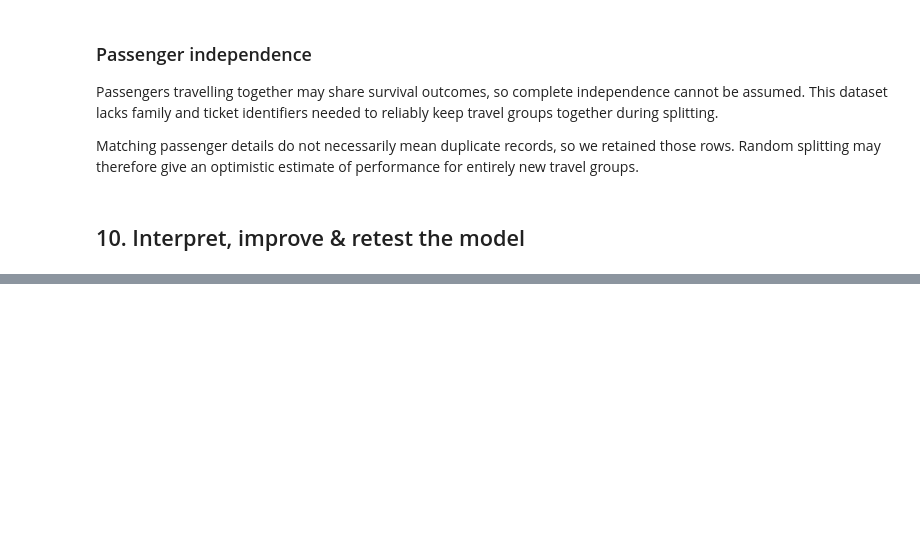
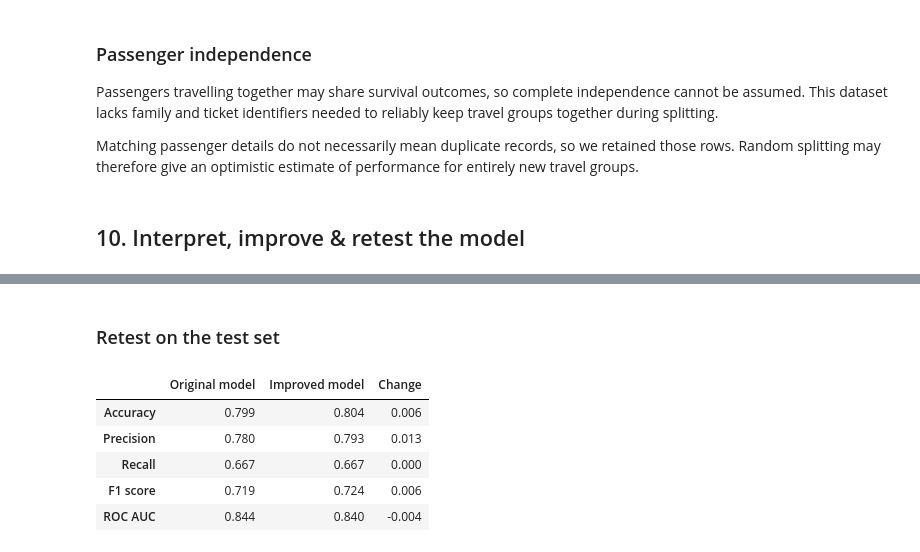
Before and after one commit to TuhinShaikh/Logistic-Regression, a Jupyter notebook: titanic_logistic_regression.ipynb, the cells around one changed output, grey strips where cells are left out. Cells and saved outputs as stored; diff of their text form; code cells hidden in the pictures; blank space fills up the shorter version.

```diff
--- a/titanic_logistic_regression.ipynb
+++ b/titanic_logistic_regression.ipynb
@@ -791,0 +858,28 @@ estimate of performance for entirely new travel groups.
+# %% [markdown]
+### Retest on the test set
+# %%
+def get_scores(m, X_te, y_te):
+    pred = m.predict(X_te)
+    prob = m.predict_proba(X_te)[:, 1]
+    return {
+        "Accuracy": accuracy_score(y_te, pred),
+        "Precision": precision_score(y_te, pred, zero_division=0),
+        "Recall": recall_score(y_te, pred, zero_division=0),
+        "F1 score": f1_score(y_te, pred, zero_division=0),
+        "ROC AUC": roc_auc_score(y_te, prob)
+    }
+
+comparison = pd.DataFrame({
+    "Original model": get_scores(model, X_test, y_test),
+    "Improved model": get_scores(model2, X_test2, y_test)
+})
+comparison["Change"] = comparison["Improved model"] - comparison["Original model"]
+
+comparison.round(3)
+# %% [output]
+|  | Original model | Improved model | Change |
+| Accuracy | 0.799 | 0.804 | 0.006 |
+| Precision | 0.780 | 0.793 | 0.013 |
+| Recall | 0.667 | 0.667 | 0.000 |
+| F1 score | 0.719 | 0.724 | 0.006 |
+| ROC AUC | 0.844 | 0.840 | -0.004 |
```
Also changed, not shown: parts of 7 cells of this notebook.
